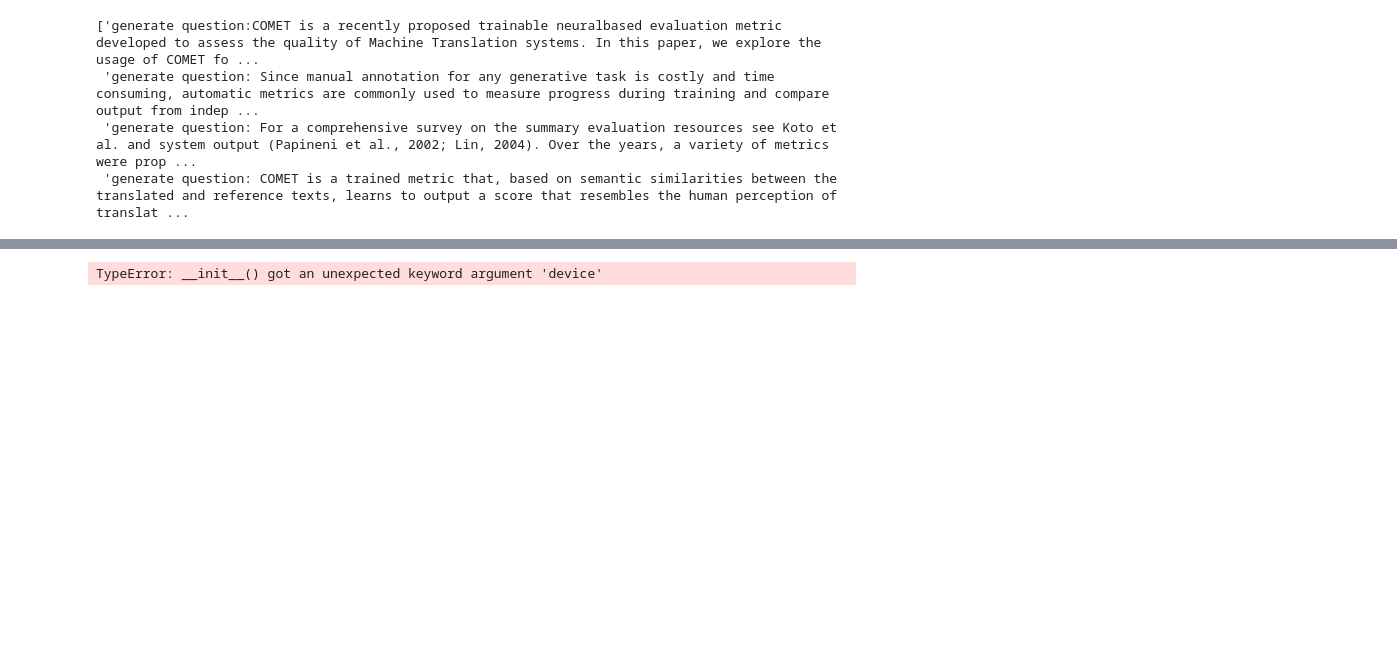
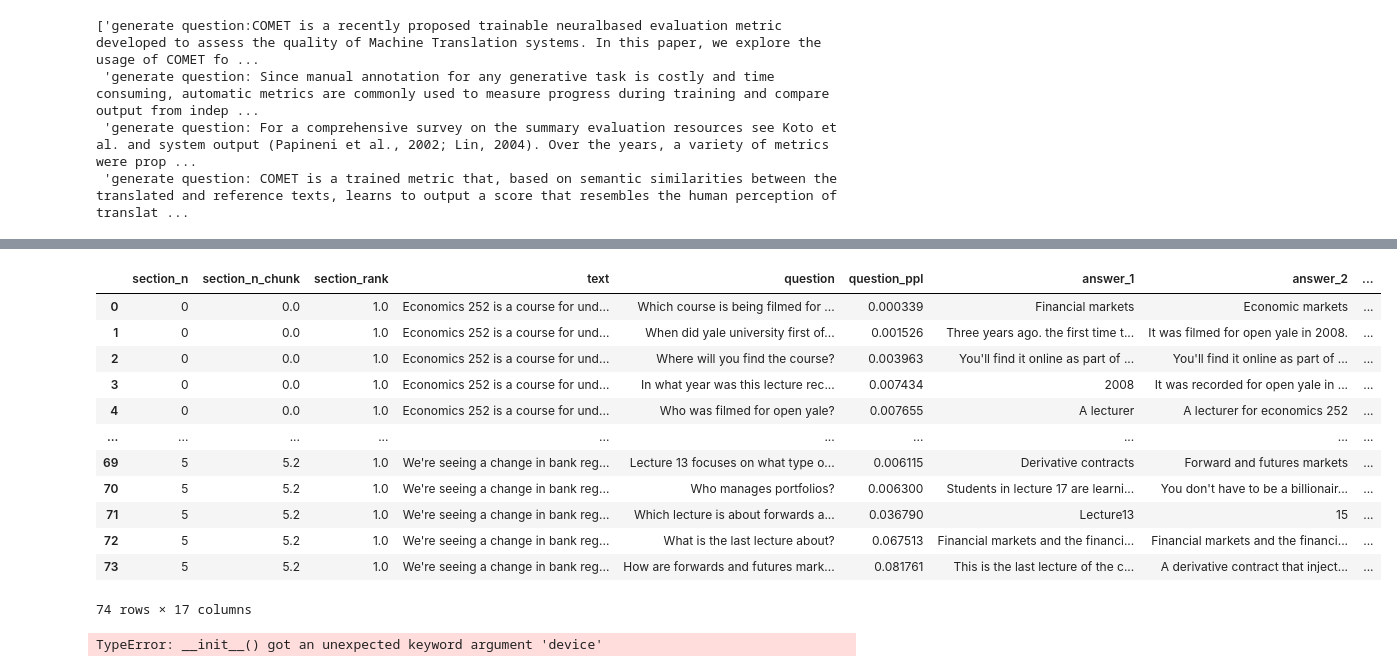
Before and after one commit to noamKayzer/Questions_generation, a Jupyter notebook: scripts/main.ipynb, the cells around one changed output, grey strips where cells are left out. Drawn from its saved outputs; the diff is of its cells as text; code cells hidden in the pictures; blank space fills up the shorter version.

```diff
--- a/scripts/main.ipynb
+++ b/scripts/main.ipynb
@@ -452,6 +509,24 @@ questions_df
 | 18 | 5 | 0.0 | 1.0 | COMET is a recently proposed trai... | How can we use COMET to evaluate ... | 0.041881 | Using the COMET model, we evaluat... | Annotated summarization outputs a... | This paper introduces a variant o... | ... |
 | 19 | 2 | 0.0 | 1.0 | COMET is a recently proposed trai... | A novel training method for evalu... | 0.007119 | Annotated summarization outputs a... | Using annotated summarization out... | The COMET model is trained on mul... | ... |
 | 20 | 15 | 2.0 | 1.0 | COMET is a trained metric that, b... | what are some examples that use C... | 0.000057 | CoMet scores were created by the ... | Translation quality metrics are u... | An example of this is the transla... | ... |
+# %%
+import pandas as pd
+questions_df = pd.read_pickle('/home/ubuntu/Questions_generation/outputs/03_01_23_finance_course1/GQ+QA+GQ.pkl')
+questions_df
+# %% [output]
+|  | section_n | section_n_chunk | section_rank | text | question | question_ppl | answer_1 | answer_2 | ... |
+| 0 | 0 | 0.0 | 1.0 | Economics 252 is a course for und... | Which course is being filmed for ... | 0.000339 | Financial markets | Economic markets | ... |
+| 1 | 0 | 0.0 | 1.0 | Economics 252 is a course for und... | When did yale university first of... | 0.001526 | Three years ago. the first time t... | It was filmed for open yale in 2008. | ... |
+| 2 | 0 | 0.0 | 1.0 | Economics 252 is a course for und... | Where will you find the course? | 0.003963 | You'll find it online as part of ... | You'll find it online as part of ... | ... |
+| 3 | 0 | 0.0 | 1.0 | Economics 252 is a course for und... | In what year was this lecture rec... | 0.007434 | 2008 | It was recorded for open yale in ... | ... |
+| 4 | 0 | 0.0 | 1.0 | Economics 252 is a course for und... | Who was filmed for open yale? | 0.007655 | A lecturer | A lecturer for economics 252 | ... |
+| ... | ... | ... | ... | ... | ... | ... | ... | ... | ... |
+| 69 | 5 | 5.2 | 1.0 | We're seeing a change in bank reg... | Lecture 13 focuses on what type o... | 0.006115 | Derivative contracts | Forward and futures markets | ... |
+| 70 | 5 | 5.2 | 1.0 | We're seeing a change in bank reg... | Who manages portfolios? | 0.006300 | Students in lecture 17 are learni... | You don't have to be a billionair... | ... |
+| 71 | 5 | 5.2 | 1.0 | We're seeing a change in bank reg... | Which lecture is about forwards a... | 0.036790 | Lecture13 | 15 | ... |
+| 72 | 5 | 5.2 | 1.0 | We're seeing a change in bank reg... | What is the last lecture about? | 0.067513 | Financial markets and the financi... | Financial markets and the financi... | ... |
+| 73 | 5 | 5.2 | 1.0 | We're seeing a change in bank reg... | How are forwards and futures mark... | 0.081761 | This is the last lecture of the c... | A derivative contract that inject... | ... |
+74 rows × 17 columns
 # %%
 #!pip install pytextrank
 #!pip install lmqg
```
Also changed, not shown: parts of 3 cells of this notebook, 9 other files.
